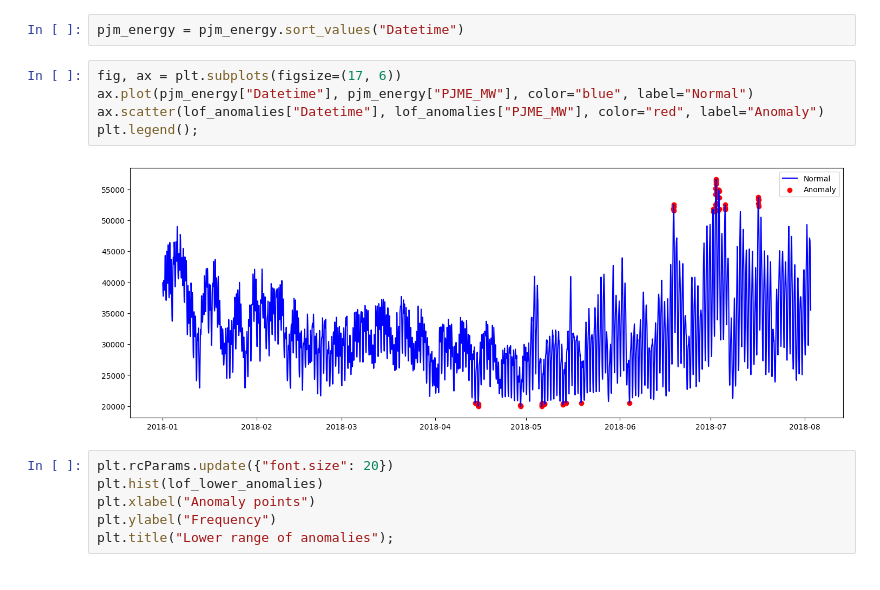
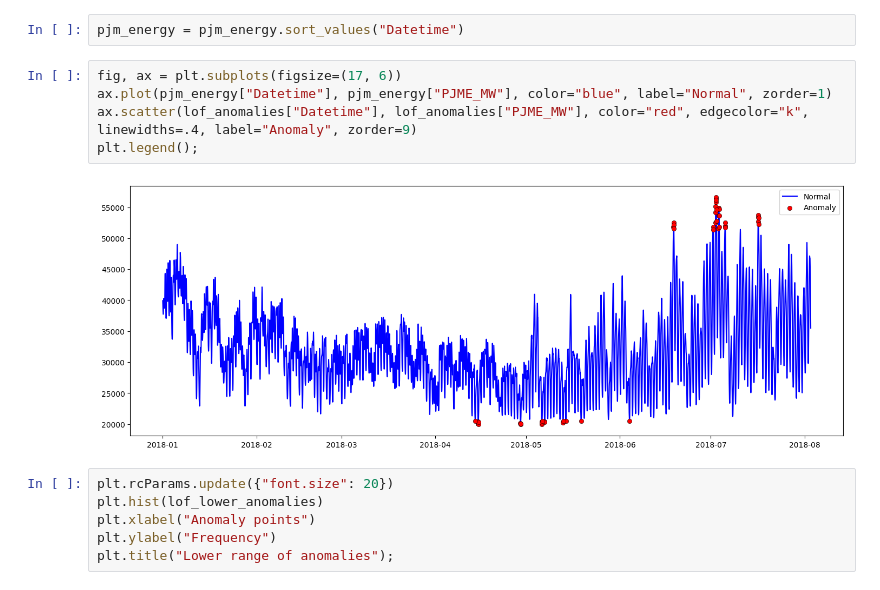
Before and after one commit to maptv/AnomalyDetection, a Jupyter notebook: anomaly-detection-part-3-4-code-checkpoint.ipynb, the cells around one changed output. Drawn from its saved outputs; the diff is of its cells as text.

```diff
--- a/anomaly-detection-part-3-4-code-checkpoint.ipynb
+++ b/anomaly-detection-part-3-4-code-checkpoint.ipynb
@@ -445,11 +442,11 @@ lof_lower_anomalies = lof_anomalies[lof_anomalies["PJME_MW"] < lower_threshold][
 pjm_energy = pjm_energy.sort_values("Datetime")
 # %%
 fig, ax = plt.subplots(figsize=(17, 6))
-ax.plot(pjm_energy["Datetime"], pjm_energy["PJME_MW"], color="blue", label="Normal")
-ax.scatter(lof_anomalies["Datetime"], lof_anomalies["PJME_MW"], color="red", label="Anomaly")
+ax.plot(pjm_energy["Datetime"], pjm_energy["PJME_MW"], color="blue", label="Normal", zorder=1)
+ax.scatter(lof_anomalies["Datetime"], lof_anomalies["PJME_MW"], color="red", edgecolor="k", linewidths=.4, label="Anomaly", zorder=9)
 plt.legend();
 # %% [output]
-[figure, old version]
+[figure, new version]
 # %%
 plt.rcParams.update({"font.size": 20})
 plt.hist(lof_lower_anomalies)
```
Also changed, not shown: parts of 19 cells of this notebook, 2 other files.
